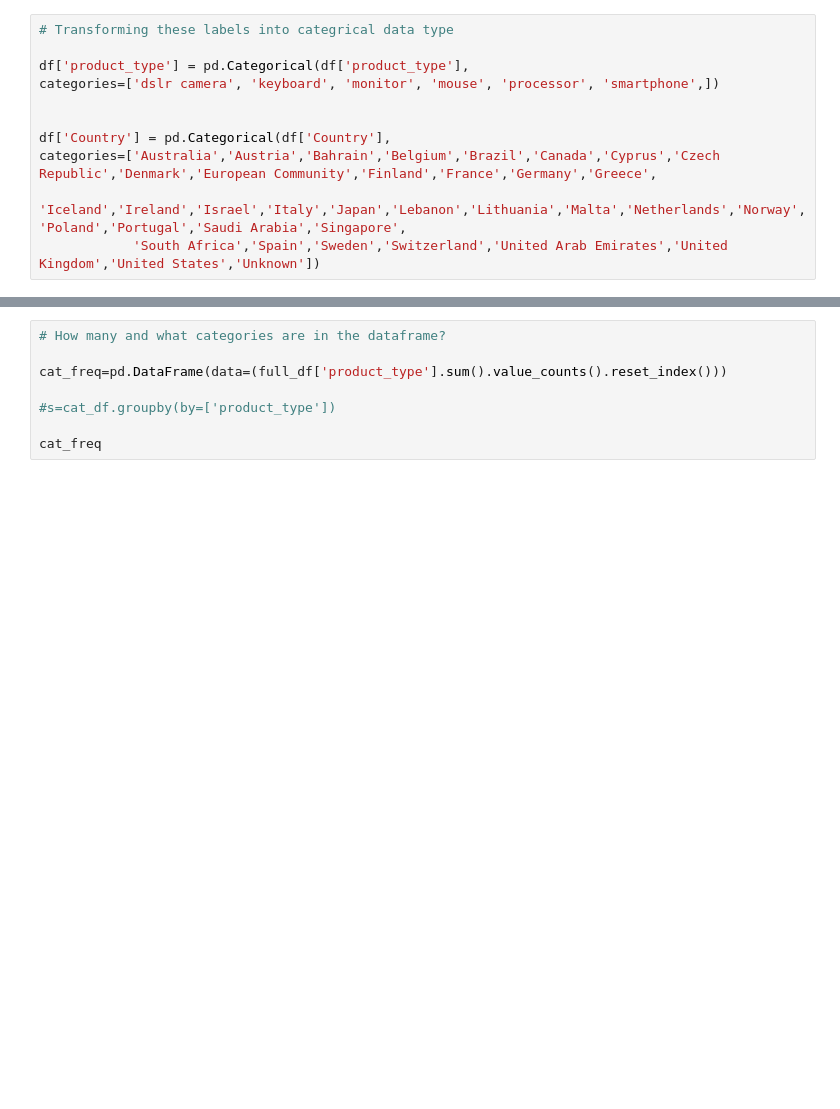
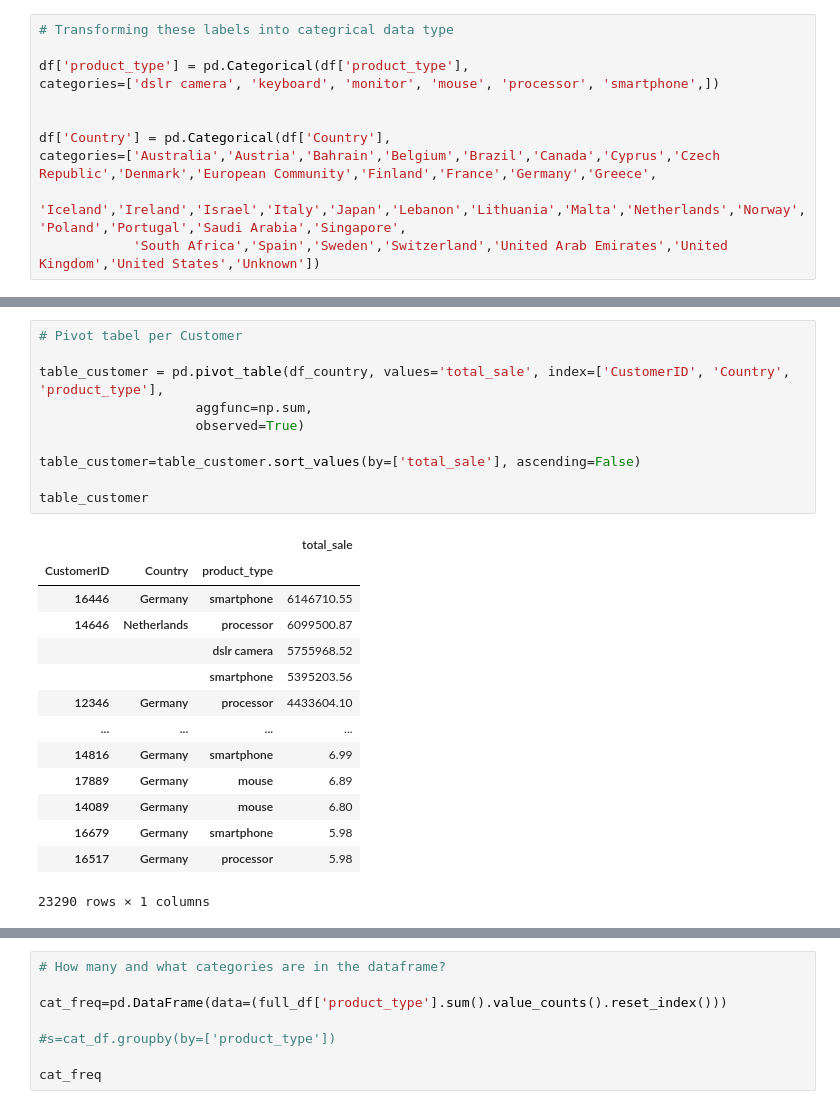
Before and after one commit to Jacopo-Spadon/E-Commerce, a Jupyter notebook: Ecom20too.ipynb, the cells around one changed output, grey strips where cells are left out. Saved outputs shown, nothing was run; the diff lists cells and outputs as text; blank space fills up the shorter version.

Commit message:
pivot Prod

```diff
--- a/Ecom20too.ipynb
+++ b/Ecom20too.ipynb
@@ -247,0 +272,25 @@ df_country
+# %%
+# Pivot tabel per Customer
+
+table_customer = pd.pivot_table(df_country, values='total_sale', index=['CustomerID', 'Country', 'product_type'],
+                    aggfunc=np.sum,
+                    observed=True)
+
+table_customer=table_customer.sort_values(by=['total_sale'], ascending=False)
+
+table_customer
+# %% [output]
+|  |  |  | total_sale |
+| CustomerID | Country | product_type |  |
+| 16446 | Germany | smartphone | 6146710.55 |
+| 14646 | Netherlands | processor | 6099500.87 |
+|  |  | dslr camera | 5755968.52 |
+|  |  | smartphone | 5395203.56 |
+| 12346 | Germany | processor | 4433604.10 |
+| ... | ... | ... | ... |
+| 14816 | Germany | smartphone | 6.99 |
+| 17889 | Germany | mouse | 6.89 |
+| 14089 | Germany | mouse | 6.80 |
+| 16679 | Germany | smartphone | 5.98 |
+| 16517 | Germany | processor | 5.98 |
+23290 rows × 1 columns
```
Also changed, not shown: parts of 4 cells of this notebook.
